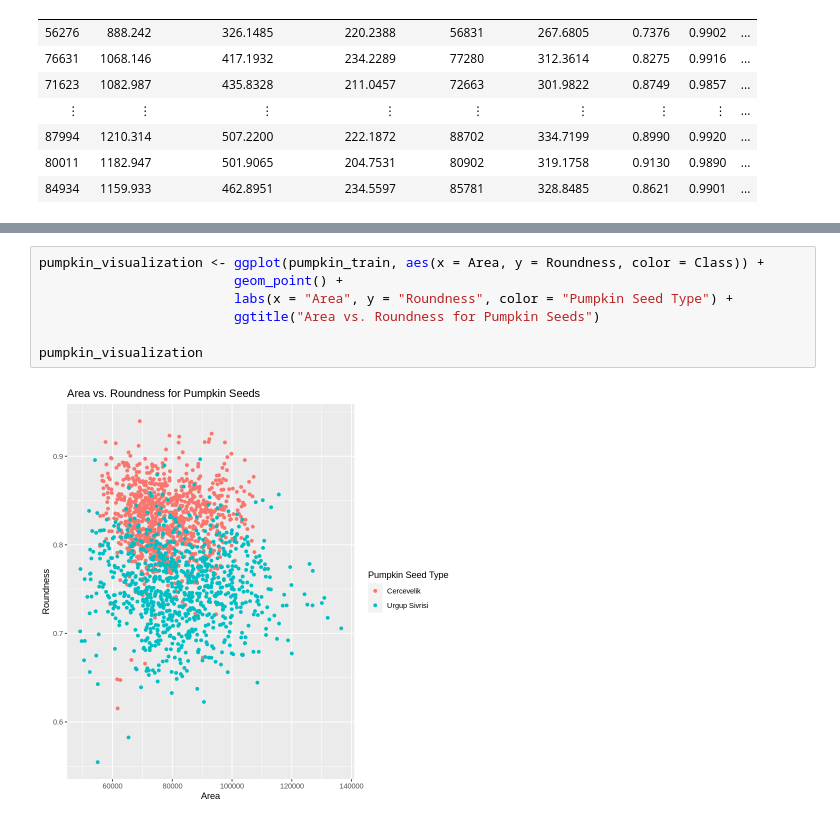
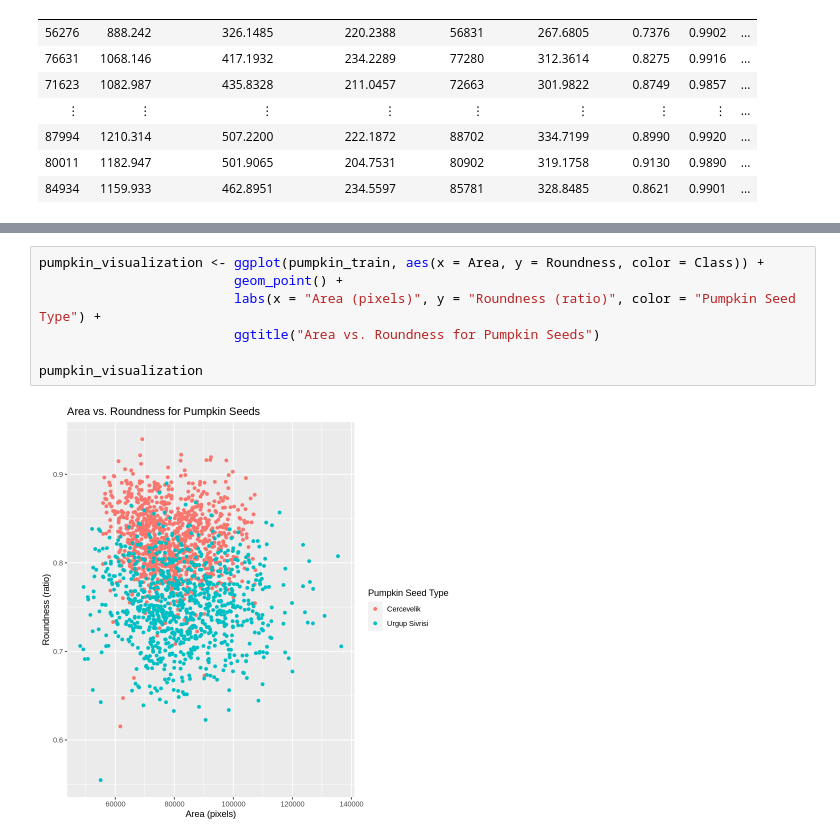
Before and after one commit to luevrata/pumpkin_seeds_data, a Jupyter notebook: data_visualization.ipynb, the cells around one changed output, grey strips where cells are left out. Saved outputs shown, nothing was run; the diff lists cells and outputs as text.

Commit message:
Added units to visualization

```diff
--- a/data_visualization.ipynb
+++ b/data_visualization.ipynb
@@ -78,9 +78,9 @@ A tibble: 1875 × 13
 # %%
 pumpkin_visualization <- ggplot(pumpkin_train, aes(x = Area, y = Roundness, color = Class)) +
                          geom_point() +
-                         labs(x = "Area", y = "Roundness", color = "Pumpkin Seed Type") +
+                         labs(x = "Area (pixels)", y = "Roundness (ratio)", color = "Pumpkin Seed Type") +
                          ggtitle("Area vs. Roundness for Pumpkin Seeds")
 
 pumpkin_visualization
 # %% [output]
-[figure, old version]
+[figure, new version]
```
Also changed, not shown: parts of 1 cell of this notebook.
